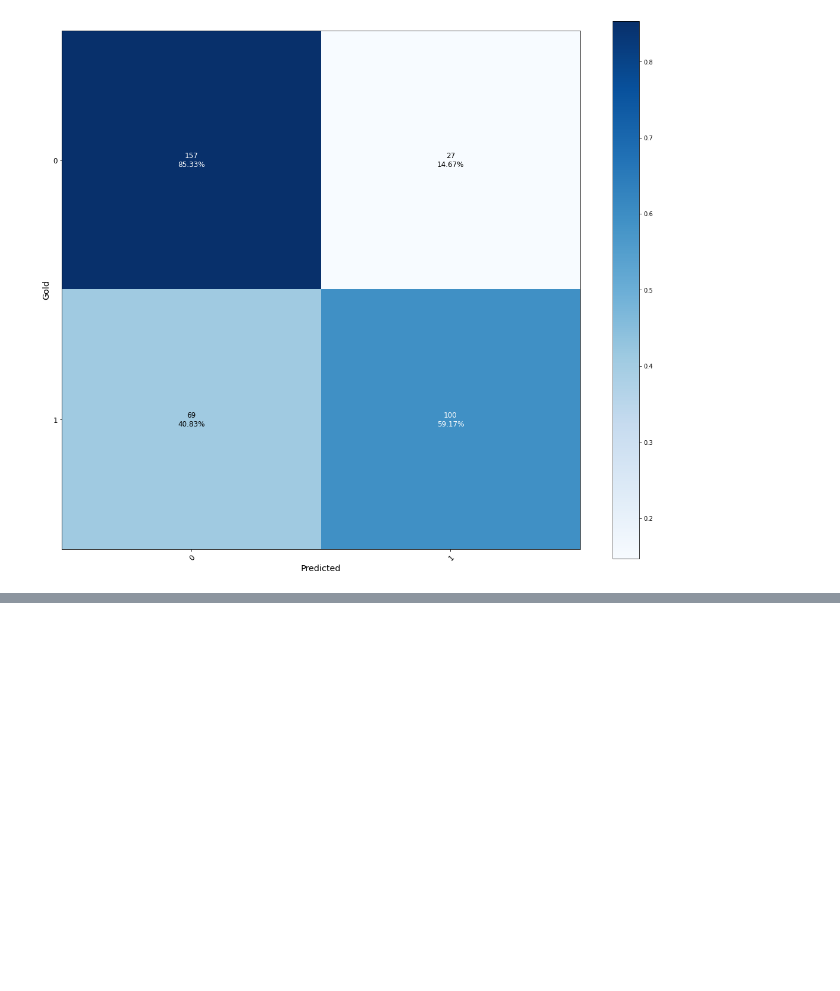
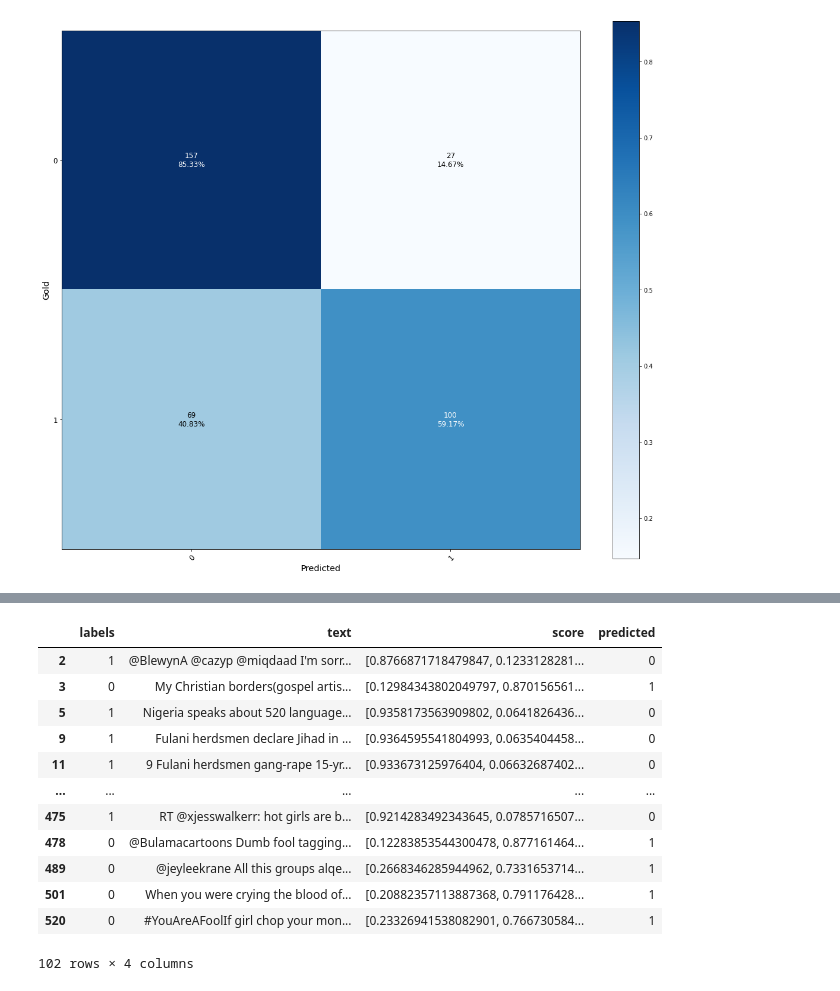
Before and after one commit to pvcastro/social_cohesion, a Jupyter notebook: hate_speech/model_training/Preprocessing and Models Evaluation.ipynb, the cells around one changed output, grey strips where cells are left out. Cells and saved outputs as stored; diff of their text form; code cells hidden in the pictures; blank space fills up the shorter version.

```diff
--- a/hate_speech/model_training/Preprocessing and Models Evaluation.ipynb
+++ b/hate_speech/model_training/Preprocessing and Models Evaluation.ipynb
@@ -255,0 +475,16 @@ scores_df
+# %%
+dump_prediction_errors(fourt_path / 'results_bundled_lr2e5/vinai-bertweet-base_1', '../labels/processed/initial_test/errors_v4.csv')
+# %% [output]
+|  | labels | text | score | predicted |
+| 2 | 1 | @BlewynA @cazyp @miqdaad I'm sorr... | [0.8766871718479847, 0.1233128281... | 0 |
+| 3 | 0 | My Christian borders(gospel artis... | [0.12984343802049797, 0.870156561... | 1 |
+| 5 | 1 | Nigeria speaks about 520 language... | [0.9358173563909802, 0.0641826436... | 0 |
+| 9 | 1 | Fulani herdsmen declare Jihad in ... | [0.9364595541804993, 0.0635404458... | 0 |
+| 11 | 1 | 9 Fulani herdsmen gang-rape 15-yr... | [0.933673125976404, 0.06632687402... | 0 |
+| ... | ... | ... | ... | ... |
+| 475 | 1 | RT @xjesswalkerr: hot girls are b... | [0.9214283492343645, 0.0785716507... | 0 |
+| 478 | 0 | @Bulamacartoons Dumb fool tagging... | [0.12283853544300478, 0.877161464... | 1 |
+| 489 | 0 | @jeyleekrane All this groups alqe... | [0.2668346285944962, 0.7331653714... | 1 |
+| 501 | 0 | When you were crying the blood of... | [0.20882357113887368, 0.791176428... | 1 |
+| 520 | 0 | #YouAreAFoolIf girl chop your mon... | [0.23326941538082901, 0.766730584... | 1 |
+102 rows × 4 columns
```
Also changed, not shown: parts of 30 cells of this notebook, 23 other files.
